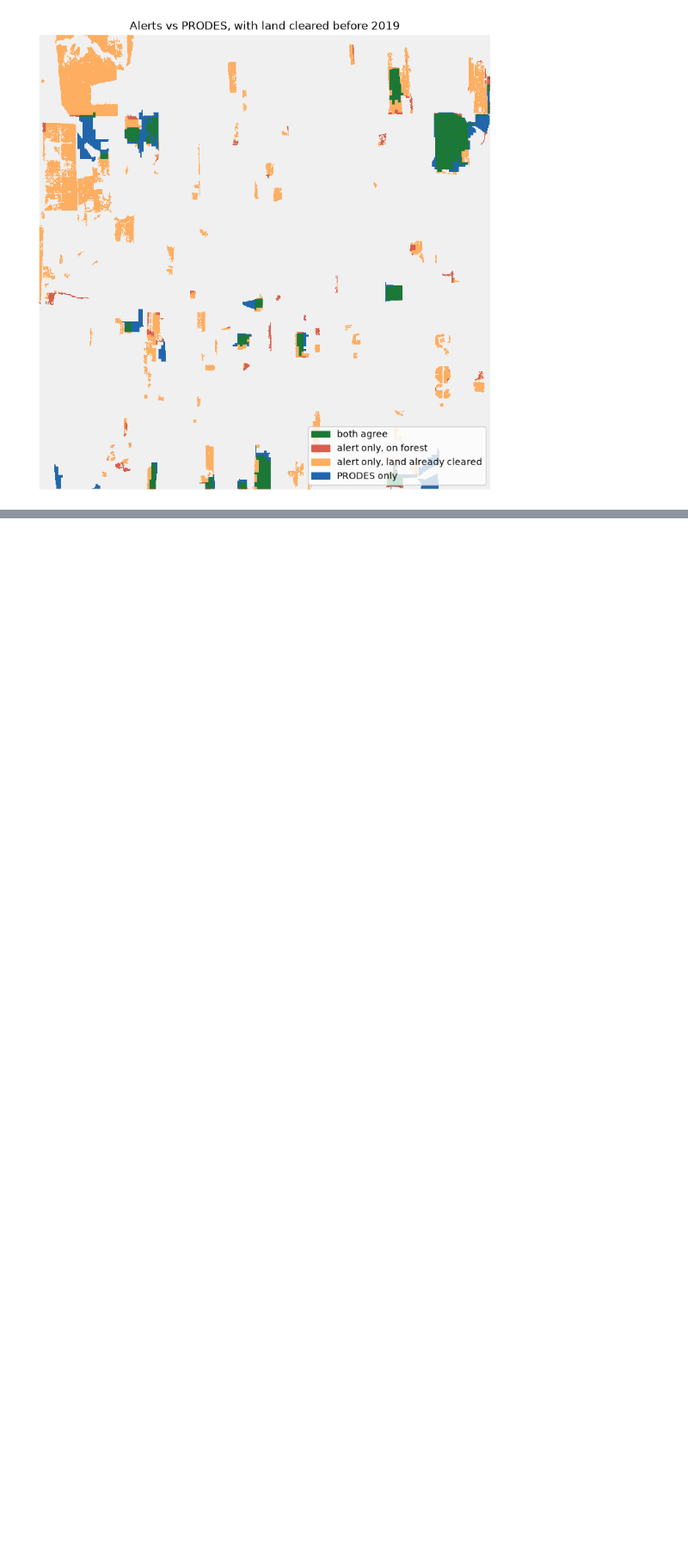
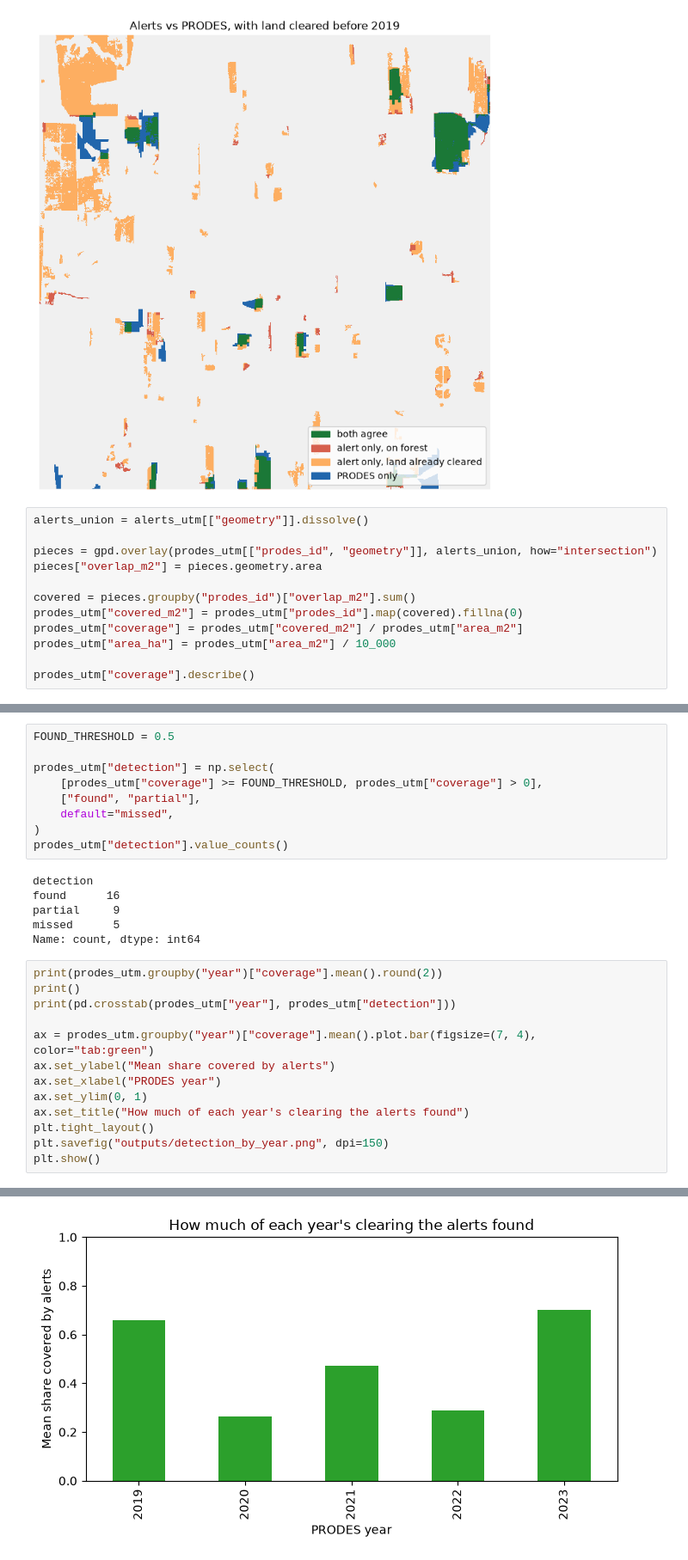
Before and after one commit to AngelicaIseni/Deforestation-Detection, a Jupyter notebook: Validation.ipynb, the cells around one changed output, grey strips where cells are left out. Shown at 86% size. Drawn from its saved outputs; the diff is of its cells as text; blank space fills up the shorter version.

```diff
--- a/Validation.ipynb
+++ b/Validation.ipynb
@@ -375,3 +375,15 @@ plt.savefig("outputs/prodes_confusion_map_4classes.png", dpi=150, bbox_inches="t
 plt.show()
 # %% [output]
 [figure]
+# %%
+alerts_union = alerts_utm[["geometry"]].dissolve()
+
+pieces = gpd.overlay(prodes_utm[["prodes_id", "geometry"]], alerts_union, how="intersection")
+pieces["overlap_m2"] = pieces.geometry.area
+
+covered = pieces.groupby("prodes_id")["overlap_m2"].sum()
+prodes_utm["covered_m2"] = prodes_utm["prodes_id"].map(covered).fillna(0)
+prodes_utm["coverage"] = prodes_utm["covered_m2"] / prodes_utm["area_m2"]
+prodes_utm["area_ha"] = prodes_utm["area_m2"] / 10_000
+
+prodes_utm["coverage"].describe()
@@ -377,0 +400,29 @@ plt.show()
+# %%
+FOUND_THRESHOLD = 0.5
+
+prodes_utm["detection"] = np.select(
+    [prodes_utm["coverage"] >= FOUND_THRESHOLD, prodes_utm["coverage"] > 0],
+    ["found", "partial"],
+    default="missed",
+)
+prodes_utm["detection"].value_counts()
+# %% [output]
+detection
+found      16
+partial     9
+missed      5
+Name: count, dtype: int64
+# %%
+print(prodes_utm.groupby("year")["coverage"].mean().round(2))
+print()
+print(pd.crosstab(prodes_utm["year"], prodes_utm["detection"]))
+
+ax = prodes_utm.groupby("year")["coverage"].mean().plot.bar(figsize=(7, 4), color="tab:green")
+ax.set_ylabel("Mean share covered by alerts")
+ax.set_xlabel("PRODES year")
+ax.set_ylim(0, 1)
+ax.set_title("How much of each year's clearing the alerts found")
+plt.tight_layout()
+plt.savefig("outputs/detection_by_year.png", dpi=150)
+plt.show()
+# %% [output]
@@ -377,0 +444 @@ plt.show()
+[figure, added]
```
Also changed, not shown: parts of 6 cells of this notebook, 2 other files.
